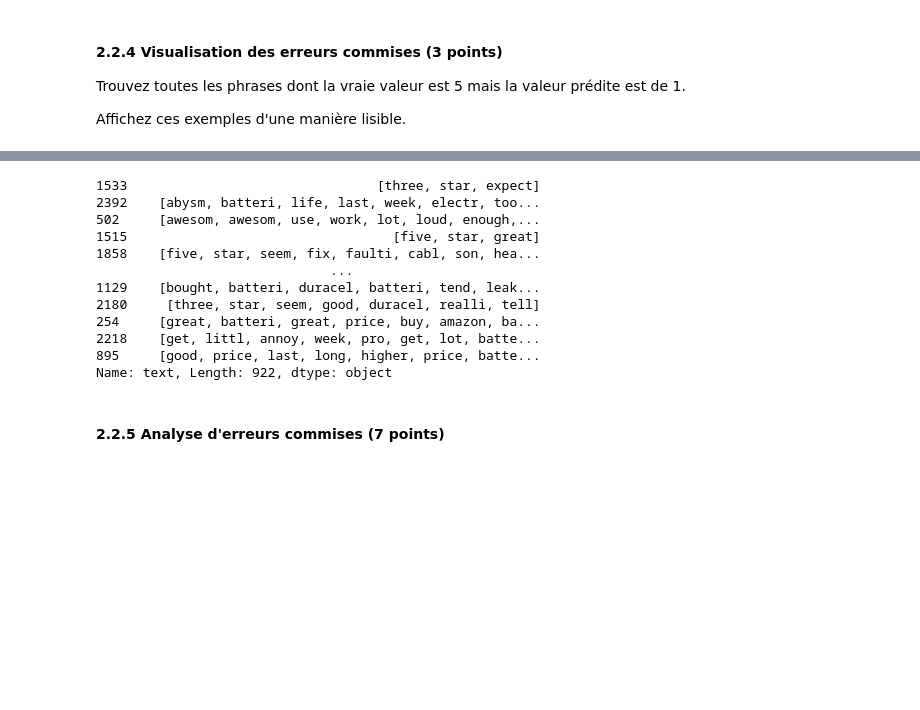
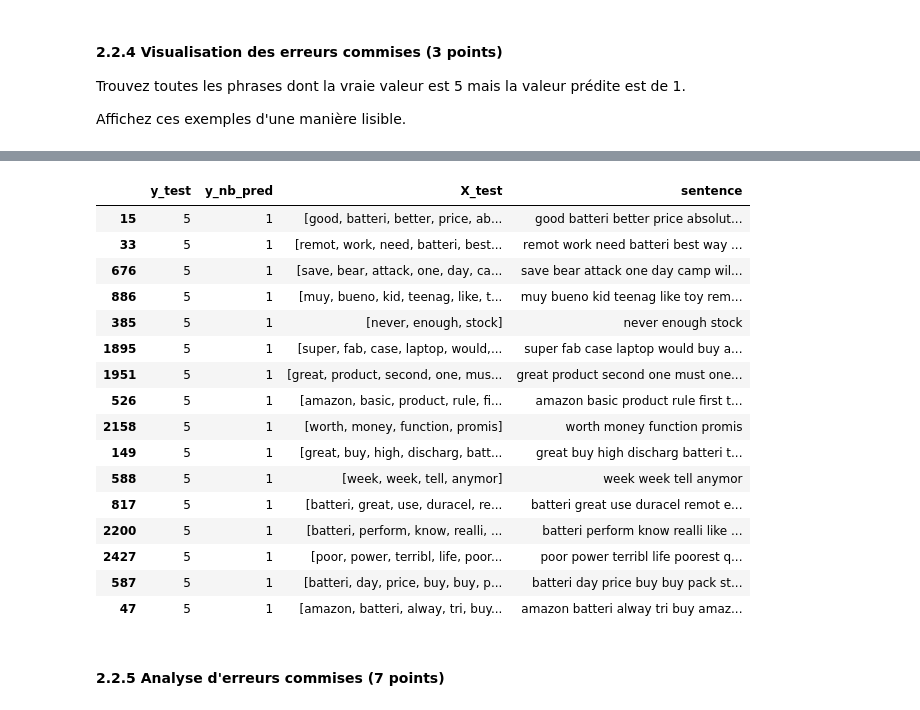
Before and after one commit to marcomudenge/NLP_1_Tokenizing_and_Classifying_Reviews, a Jupyter notebook: inf8460_A23_TP1_Brando.ipynb, the cells around one changed output, grey strips where cells are left out. Saved outputs shown, nothing was run; the diff lists cells and outputs as text; code cells hidden in the pictures; blank space fills up the shorter version.

```diff
--- a/inf8460_A23_TP1_Brando.ipynb
+++ b/inf8460_A23_TP1_Brando.ipynb
@@ -648,20 +652,25 @@ poor power terribl life poorest qualiti batteri ever purchas aa aaa
 batteri day price buy buy pack store pay similar lifespan notic differ retir year probabl buy case get last year last
 amazon batteri alway tri buy amazon recharg batteri good price last long time charg save bit environ compar dispos one
 # %%
-X_test
+filtered_result
 # %% [output]
-1533                                [three, star, expect]
-2392    [abysm, batteri, life, last, week, electr, too...
-502     [awesom, awesom, use, work, lot, loud, enough,...
-1515                                  [five, star, great]
-1858    [five, star, seem, fix, faulti, cabl, son, hea...
-                              ...
-1129    [bought, batteri, duracel, batteri, tend, leak...
-2180     [three, star, seem, good, duracel, realli, tell]
-254     [great, batteri, great, price, buy, amazon, ba...
-2218    [get, littl, annoy, week, pro, get, lot, batte...
-895     [good, price, last, long, higher, price, batte...
-Name: text, Length: 922, dtype: object
+|  | y_test | y_nb_pred | X_test | sentence |
+| 15 | 5 | 1 | [good, batteri, better, price, ab... | good batteri better price absolut... |
+| 33 | 5 | 1 | [remot, work, need, batteri, best... | remot work need batteri best way ... |
+| 676 | 5 | 1 | [save, bear, attack, one, day, ca... | save bear attack one day camp wil... |
+| 886 | 5 | 1 | [muy, bueno, kid, teenag, like, t... | muy bueno kid teenag like toy rem... |
+| 385 | 5 | 1 | [never, enough, stock] | never enough stock |
+| 1895 | 5 | 1 | [super, fab, case, laptop, would,... | super fab case laptop would buy a... |
+| 1951 | 5 | 1 | [great, product, second, one, mus... | great product second one must one... |
+| 526 | 5 | 1 | [amazon, basic, product, rule, fi... | amazon basic product rule first t... |
+| 2158 | 5 | 1 | [worth, money, function, promis] | worth money function promis |
+| 149 | 5 | 1 | [great, buy, high, discharg, batt... | great buy high discharg batteri t... |
+| 588 | 5 | 1 | [week, week, tell, anymor] | week week tell anymor |
+| 817 | 5 | 1 | [batteri, great, use, duracel, re... | batteri great use duracel remot e... |
+| 2200 | 5 | 1 | [batteri, perform, know, realli, ... | batteri perform know realli like ... |
+| 2427 | 5 | 1 | [poor, power, terribl, life, poor... | poor power terribl life poorest q... |
+| 587 | 5 | 1 | [batteri, day, price, buy, buy, p... | batteri day price buy buy pack st... |
+| 47 | 5 | 1 | [amazon, batteri, alway, tri, buy... | amazon batteri alway tri buy amaz... |
 # %% [markdown]
 <a name='2.2.5'></a>
 #### 2.2.5 Analyse d'erreurs commises (7 points)
```
Also changed, not shown: parts of 5 cells of this notebook.
